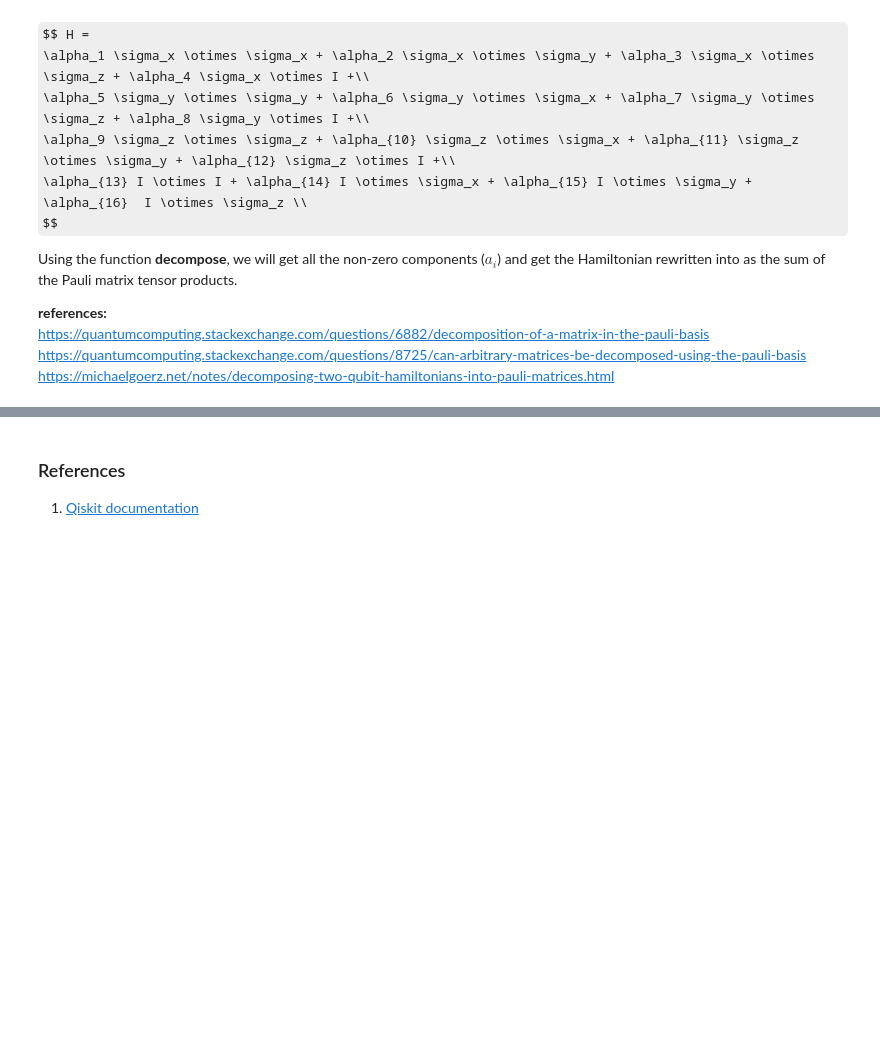
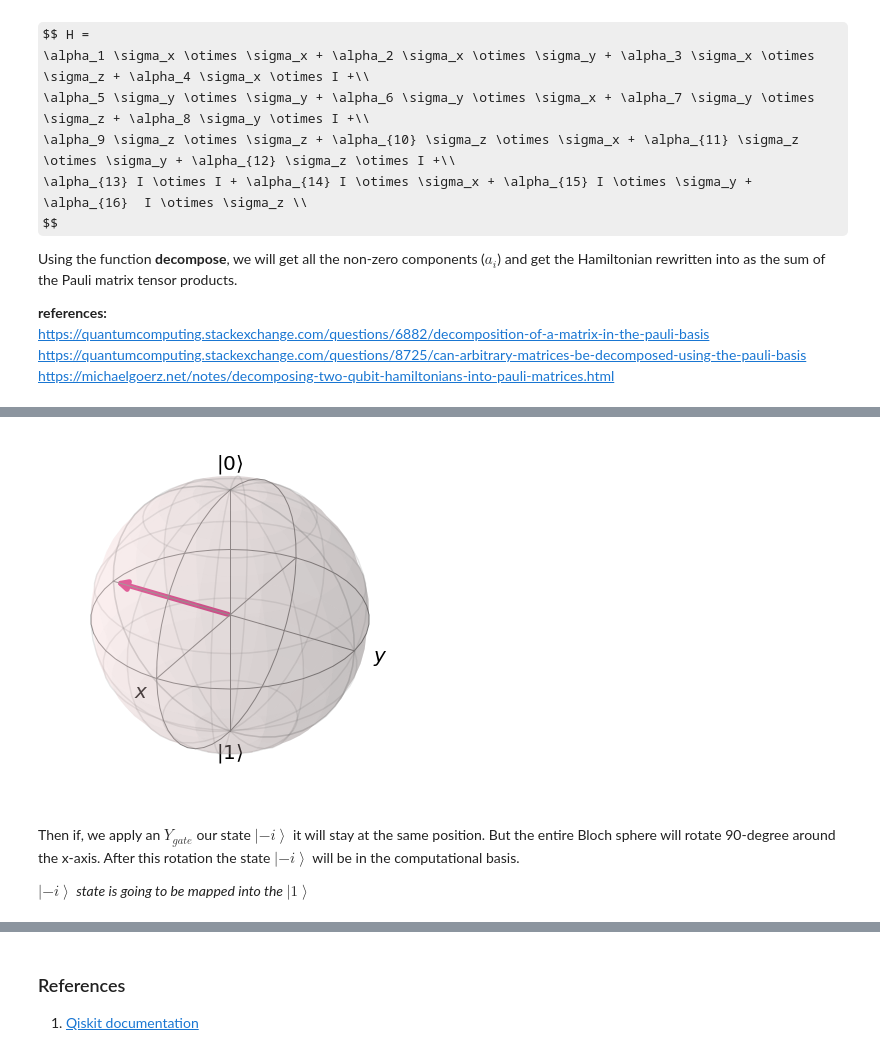
Before and after one commit to gllodra12/VQE-4x4-Hamiltonian, a Jupyter notebook: Task_4.ipynb, the cells around one changed output, grey strips where cells are left out. Drawn from its saved outputs; the diff is of its cells as text; code cells hidden in the pictures; some formulas as TeX source; blank space fills up the shorter version.

```diff
--- a/Task_4.ipynb
+++ b/Task_4.ipynb
@@ -311,0 +355,11 @@ def ansatz(circuit, theta):
+# %%
+b_sphere=Bloch()
+vector = [0, -1, 0]
+b_sphere.add_vectors(vector)
+b_sphere.show()
+# %% [output]
+[figure, added]
+# %% [markdown]
+Then if, we apply an $Y_{gate}$ our state $\left| -i \right\rangle$ it will stay at the same position. But the entire Bloch sphere will rotate 90-degree around the x-axis. After this rotation the state  $\left| -i \right\rangle$ will be in the computational basis.
+
+_$\left| -i \right\rangle$ state is going to be mapped into the $\left| 1 \right\rangle$_
```
Also changed, not shown: parts of 12 cells of this notebook, 1 other file.
